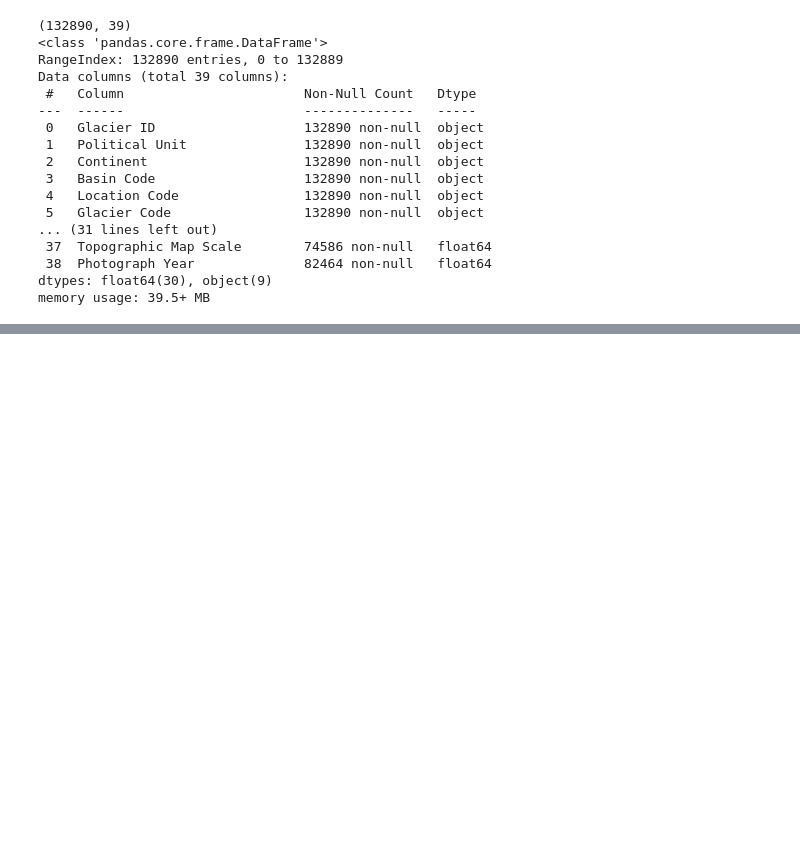
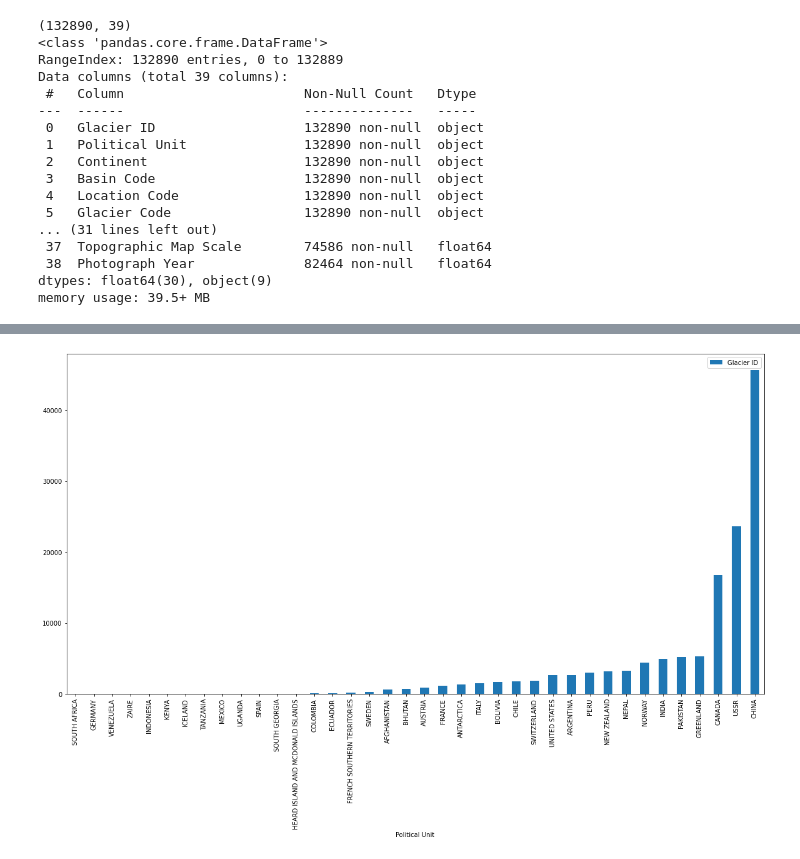
Before and after one commit to wbb-67/World-Glacier-Inventory-Data, a Jupyter notebook: World Glacier Inventory Data.ipynb, the cells around one changed output, grey strips where cells are left out. Drawn from its saved outputs; the diff is of its cells as text; code cells hidden in the pictures; blank space fills up the shorter version.

```diff
--- a/World Glacier Inventory Data.ipynb
+++ b/World Glacier Inventory Data.ipynb
@@ -51,3 +54,8 @@ Data columns (total 39 columns):
  38  Photograph Year              82464 non-null   float64
 dtypes: float64(30), object(9)
 memory usage: 39.5+ MB
+# %%
+df = df.groupby('Political Unit').count().reset_index()
+# %%
+df = df.sort_values('Glacier ID')
+df.head()
@@ -53,0 +70,4 @@ memory usage: 39.5+ MB
+# %%
+plot_count = df.plot.bar(x='Political Unit', y='Glacier ID', figsize=(20, 10), rot=90)
+# %% [output]
+[figure, added]
```
Also changed, not shown: parts of 2 cells of this notebook.
